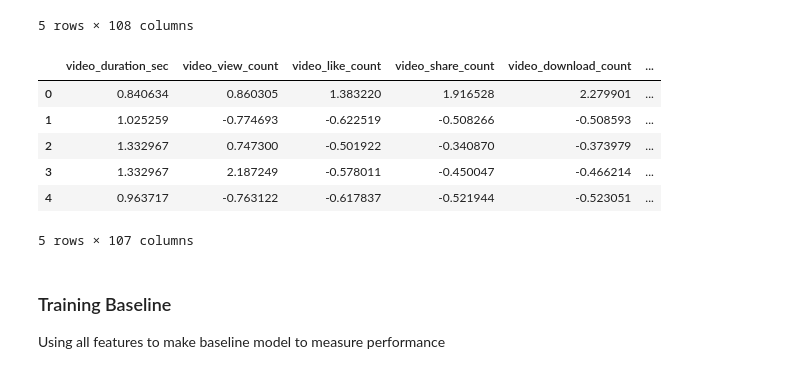
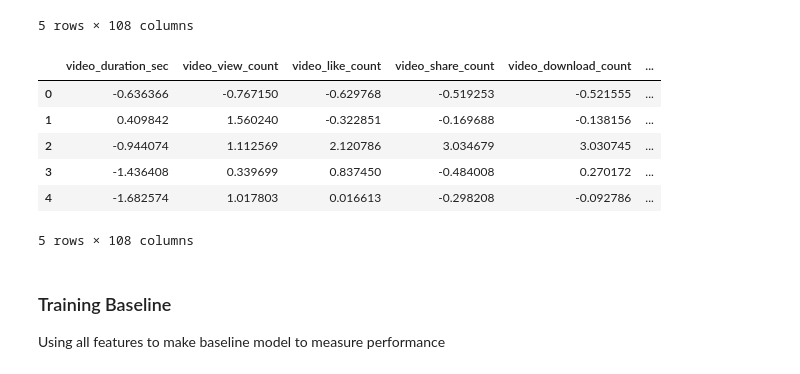
Before and after one commit to Takosaga/fall_24, a Jupyter notebook: machine_learning_and_predictive_analytics/detecting_suspicious_tiktok_content_creators/notebooks/report.ipynb, the cells around one changed output. Saved outputs shown, nothing was run; the diff lists cells and outputs as text; code cells hidden in the pictures.

```diff
--- a/machine_learning_and_predictive_analytics/detecting_suspicious_tiktok_content_creators/notebooks/report.ipynb
+++ b/machine_learning_and_predictive_analytics/detecting_suspicious_tiktok_content_creators/notebooks/report.ipynb
@@ -327,17 +327,6 @@ X_train_transformed.head()
 | 3 | 1.332967 | 2.187249 | -0.578011 | -0.450047 | -0.466214 | ... |
 | 4 | 0.963717 | -0.763122 | -0.617837 | -0.521944 | -0.523051 | ... |
 5 rows × 108 columns
-# %%
-X_train_transformed.drop('verified_status_verified', axis=1, inplace=True)
-X_train_transformed.head()
-# %% [output]
-|  | video_duration_sec | video_view_count | video_like_count | video_share_count | video_download_count | ... |
-| 0 | 0.840634 | 0.860305 | 1.383220 | 1.916528 | 2.279901 | ... |
-| 1 | 1.025259 | -0.774693 | -0.622519 | -0.508266 | -0.508593 | ... |
-| 2 | 1.332967 | 0.747300 | -0.501922 | -0.340870 | -0.373979 | ... |
-| 3 | 1.332967 | 2.187249 | -0.578011 | -0.450047 | -0.466214 | ... |
-| 4 | 0.963717 | -0.763122 | -0.617837 | -0.521944 | -0.523051 | ... |
-5 rows × 107 columns
 # %%
 numeric_test_data = numeric_transformer.transform(X_test[numeric_features])
 categorical_test_data = categorical_transformer.transform(X_test[categorical_features])
@@ -350,4 +339,13 @@ X_test_transformed = np.hstack([
 ])
 # %%
 X_test_transformed = pd.DataFrame(X_test_transformed, columns=transformed_columns)
-X_test_transformed.drop('verified_status_verified', axis=1, inplace=True)
+# %%
+X_test_transformed.head()
+# %% [output]
+|  | video_duration_sec | video_view_count | video_like_count | video_share_count | video_download_count | ... |
+| 0 | -0.636366 | -0.767150 | -0.629768 | -0.519253 | -0.521555 | ... |
+| 1 | 0.409842 | 1.560240 | -0.322851 | -0.169688 | -0.138156 | ... |
+| 2 | -0.944074 | 1.112569 | 2.120786 | 3.034679 | 3.030745 | ... |
+| 3 | -1.436408 | 0.339699 | 0.837450 | -0.484008 | 0.270172 | ... |
+| 4 | -1.682574 | 1.017803 | 0.016613 | -0.298208 | -0.092786 | ... |
+5 rows × 108 columns
```
Also changed, not shown: parts of 7 cells of this notebook.
